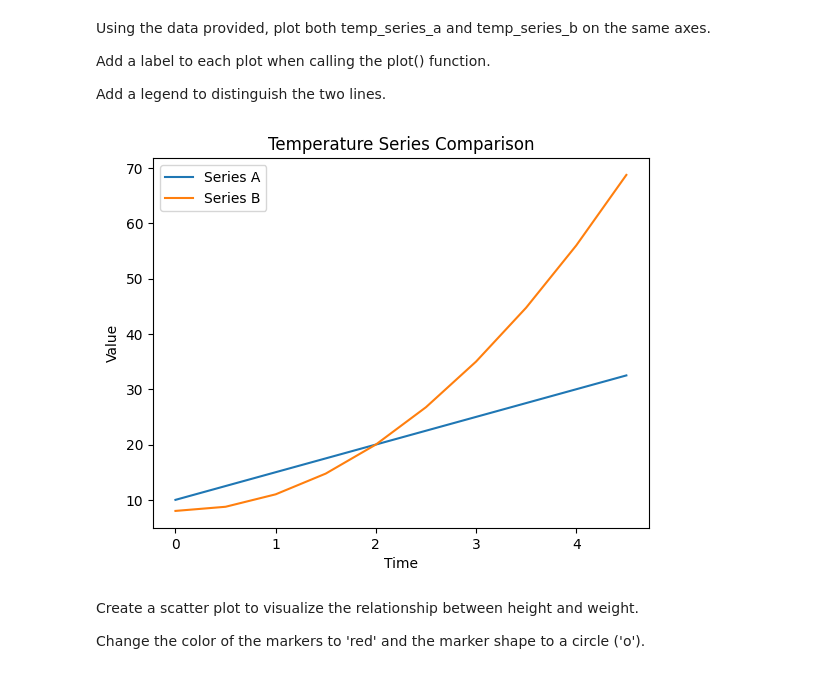
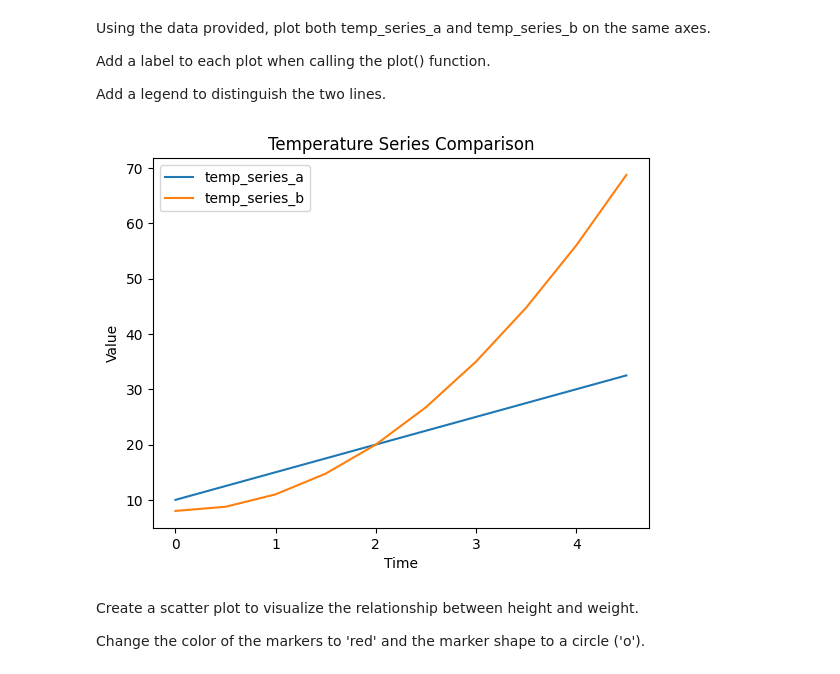
Before and after one commit to sarthakagrawal1226-sketch/Accio-Alpha, a Jupyter notebook: Week1/assignment_numpy_matplotlib.ipynb, the cells around one changed output. Cells and saved outputs as stored; diff of their text form; code cells hidden in the pictures.

```diff
--- a/Week1/assignment_numpy_matplotlib.ipynb
+++ b/Week1/assignment_numpy_matplotlib.ipynb
@@ -387,19 +388,21 @@ Add a label to each plot when calling the plot() function.
 Add a legend to distinguish the two lines.
 # %%
 stamps = np.arange(0, 5, 0.5)
-temp_series_a = 5 * timestamps + 10
-temp_series_b = 8 + 3 * timestamps**2
+temp_series_a = 5 * stamps + 10
+temp_series_b = 8 + 3 * stamps**2
 
 # < START >
-
+plt.plot(stamps,temp_series_a,label="temp_series_a")
+plt.plot(stamps,temp_series_b,label="temp_series_b")
+plt.legend()
 # < END >
 
 plt.title("Temperature Series Comparison")
 plt.xlabel("Time")
 plt.ylabel("Value")
 plt.show()
 # %% [output]
-[figure, old version]
+[figure, new version]
 # %% [markdown]
 Create a scatter plot to visualize the relationship between height and weight.
 
```
Also changed, not shown: parts of 6 cells of this notebook.
